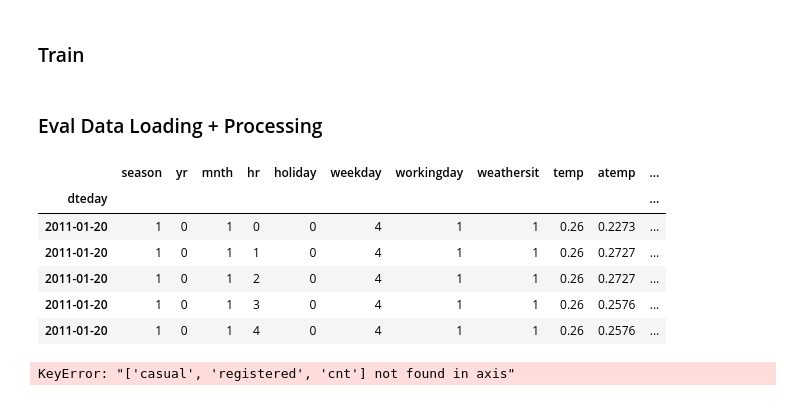
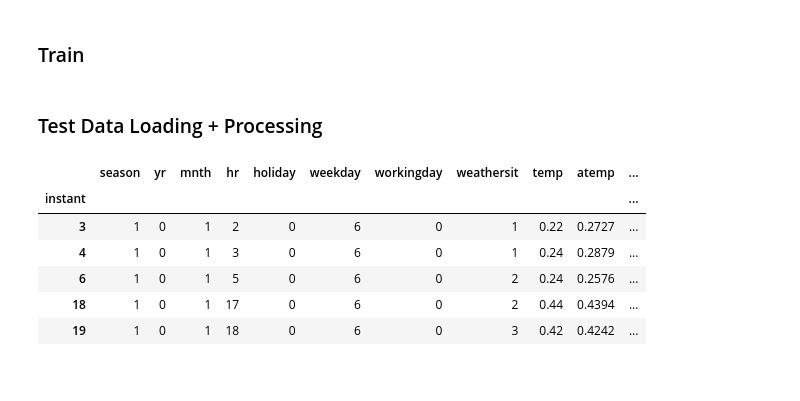
Before and after one commit to Kwasus33/Neural-Network-Concepts, a Jupyter notebook: notebooks/mini_project_1/solution_regressor.ipynb, the cells around one changed output. Drawn from its saved outputs; the diff is of its cells as text; code cells hidden in the pictures.

```diff
--- a/notebooks/mini_project_1/solution_regressor.ipynb
+++ b/notebooks/mini_project_1/solution_regressor.ipynb
@@ -153,37 +156,30 @@ for epoch in range(EPOCHS):
         loss.backward()
         optim.step()
 # %% [markdown]
-### Eval Data Loading + Processing
+### Test Data Loading + Processing
-# %%
-eval_df = pd.read_csv('./evaluation_data.csv', delimiter=",", index_col=0)
-eval_df.head()
-# %% [output]
-|  | season | yr | mnth | hr | holiday | weekday | workingday | weathersit | temp | atemp | ... |
-| dteday |  |  |  |  |  |  |  |  |  |  | ... |
-| 2011-01-20 | 1 | 0 | 1 | 0 | 0 | 4 | 1 | 1 | 0.26 | 0.2273 | ... |
-| 2011-01-20 | 1 | 0 | 1 | 1 | 0 | 4 | 1 | 1 | 0.26 | 0.2727 | ... |
-| 2011-01-20 | 1 | 0 | 1 | 2 | 0 | 4 | 1 | 1 | 0.26 | 0.2727 | ... |
-| 2011-01-20 | 1 | 0 | 1 | 3 | 0 | 4 | 1 | 1 | 0.26 | 0.2576 | ... |
-| 2011-01-20 | 1 | 0 | 1 | 4 | 0 | 4 | 1 | 1 | 0.26 | 0.2576 | ... |
 # %%
 from copy import deepcopy
 
-eval_data = deepcopy(eval_df)
-eval_data = eval_data.drop(columns=["casual", "registered", "cnt"])
-eval_data_labels = deepcopy(eval_df["cnt"])
+test_data = deepcopy(test)
+test_data = test_data.drop(columns=["casual", "registered", "cnt"])
+test_labels = deepcopy(test["cnt"])
 
-# print(input_data.head(), input_data.shape)
-# print(labels.head())
 
-eval_data["dteday"] = pd.to_datetime(eval_data["dteday"])
-eval_data["day"] = eval_data["dteday"].dt.day
-eval_data.drop(columns="dteday", inplace=True)
+test_data["dteday"] = pd.to_datetime(test_data["dteday"])
+test_data["day"] = test_data["dteday"].dt.day
+test_data.drop(columns="dteday", inplace=True)
 
-if eval_data.isna().any().any():
-    for column in eval_data.columns:
-        eval_data[column] = eval_data[column].fillna(eval_data[column].median())
+if test_data.isna().any().any():
+    for column in test_data.columns:
+        test_data[column] = test_data[column].fillna(test_data[column].median())
 
-eval_data.head()
+test_data.head()
 # %% [output]
-KeyError: "['casual', 'registered', 'cnt'] not found in axis"
+|  | season | yr | mnth | hr | holiday | weekday | workingday | weathersit | temp | atemp | ... |
+| instant |  |  |  |  |  |  |  |  |  |  | ... |
+| 3 | 1 | 0 | 1 | 2 | 0 | 6 | 0 | 1 | 0.22 | 0.2727 | ... |
+| 4 | 1 | 0 | 1 | 3 | 0 | 6 | 0 | 1 | 0.24 | 0.2879 | ... |
+| 6 | 1 | 0 | 1 | 5 | 0 | 6 | 0 | 2 | 0.24 | 0.2576 | ... |
+| 18 | 1 | 0 | 1 | 17 | 0 | 6 | 0 | 2 | 0.44 | 0.4394 | ... |
+| 19 | 1 | 0 | 1 | 18 | 0 | 6 | 0 | 3 | 0.42 | 0.4242 | ... |
 # %%
```
Also changed, not shown: parts of 9 cells of this notebook.
